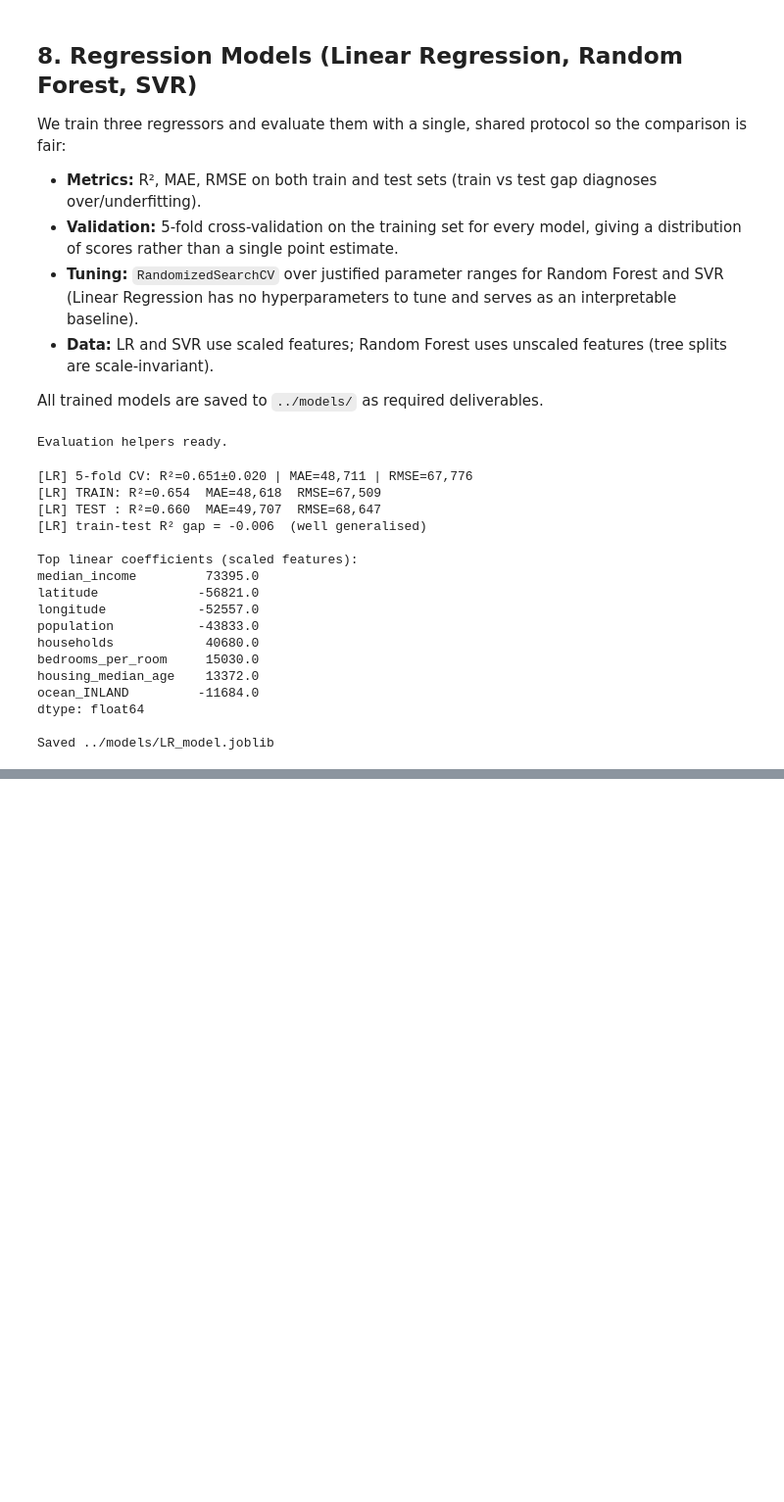
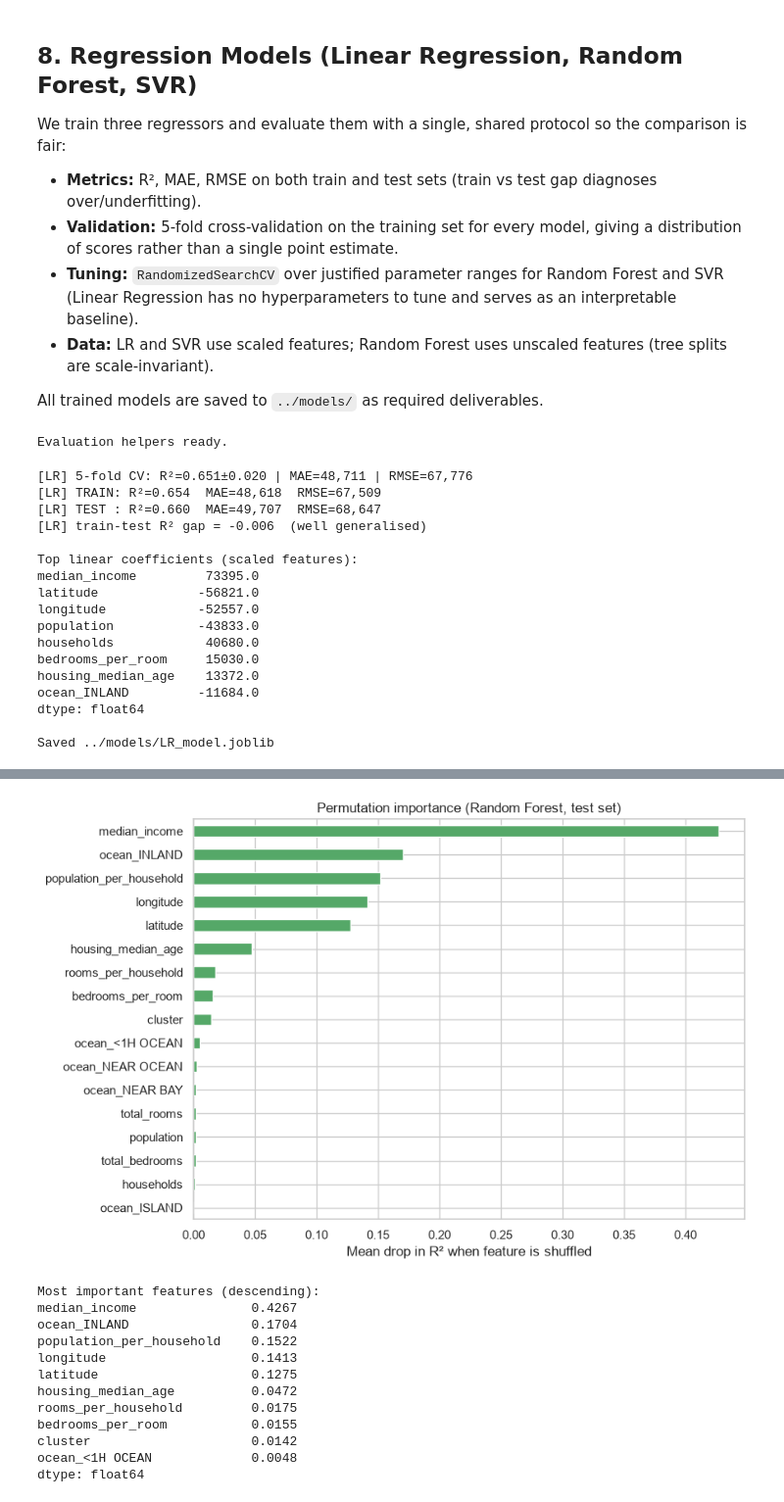
Before and after one commit to Arush70/California-House-Pridictor, a Jupyter notebook: notebooks/Training_Models.ipynb, the cells around one changed output, grey strips where cells are left out. Shown at 98% size. Drawn from its saved outputs; the diff is of its cells as text; code cells hidden in the pictures; blank space fills up the shorter version.

```diff
--- a/notebooks/Training_Models.ipynb
+++ b/notebooks/Training_Models.ipynb
@@ -1163,0 +1261,47 @@ KeyboardInterrupt:
+# %%
+# Stage 9d (corrected): Permutation importance with explicit scoring
+#
+# Pass scoring="r2" explicitly so the importance is the mean DROP in R² when
+# each feature is shuffled. (The default scorer returned zeros under this
+# sklearn/matplotlib version; an explicit metric fixes it.)
+
+
+
+from sklearn.inspection import permutation_importance
+
+rf_model = results["RFR"]["model"]
+
+perm = permutation_importance(
+    rf_model, X_test_imp, y_test,
+    scoring="r2",                 # <-- explicit metric is the fix
+    n_repeats=10,
+    random_state=RANDOM_STATE,
+    n_jobs=-1,
+)
+
+imp = pd.Series(perm.importances_mean, index=X_test_imp.columns).sort_values()
+
+plt.figure(figsize=(9, 6))
+imp.plot.barh(color="#55A868")
+plt.title("Permutation importance (Random Forest, test set)")
+plt.xlabel("Mean drop in R² when feature is shuffled")
+plt.tight_layout()
+plt.savefig("../figures/permutation_importance.png", dpi=150, bbox_inches="tight")
+plt.show()
+
+print("Most important features (descending):")
+print(imp.sort_values(ascending=False).round(4).head(10))
+# %% [output]
+[figure, added]
+Most important features (descending):
+median_income               0.4267
+ocean_INLAND                0.1704
+population_per_household    0.1522
+longitude                   0.1413
+latitude                    0.1275
+housing_median_age          0.0472
+rooms_per_household         0.0175
+bedrooms_per_room           0.0155
+cluster                     0.0142
+ocean_<1H OCEAN             0.0048
+dtype: float64
```
Also changed, not shown: parts of 25 cells of this notebook, 17 other files.
